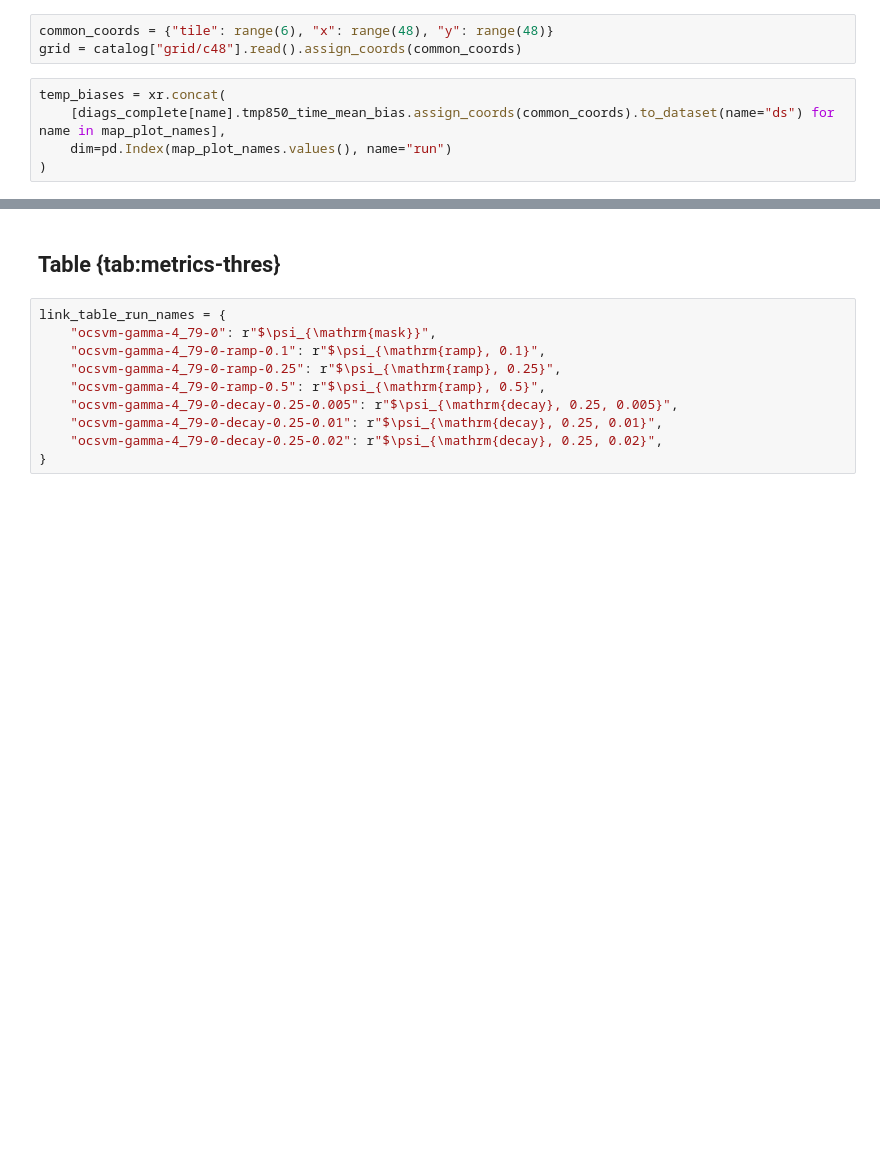
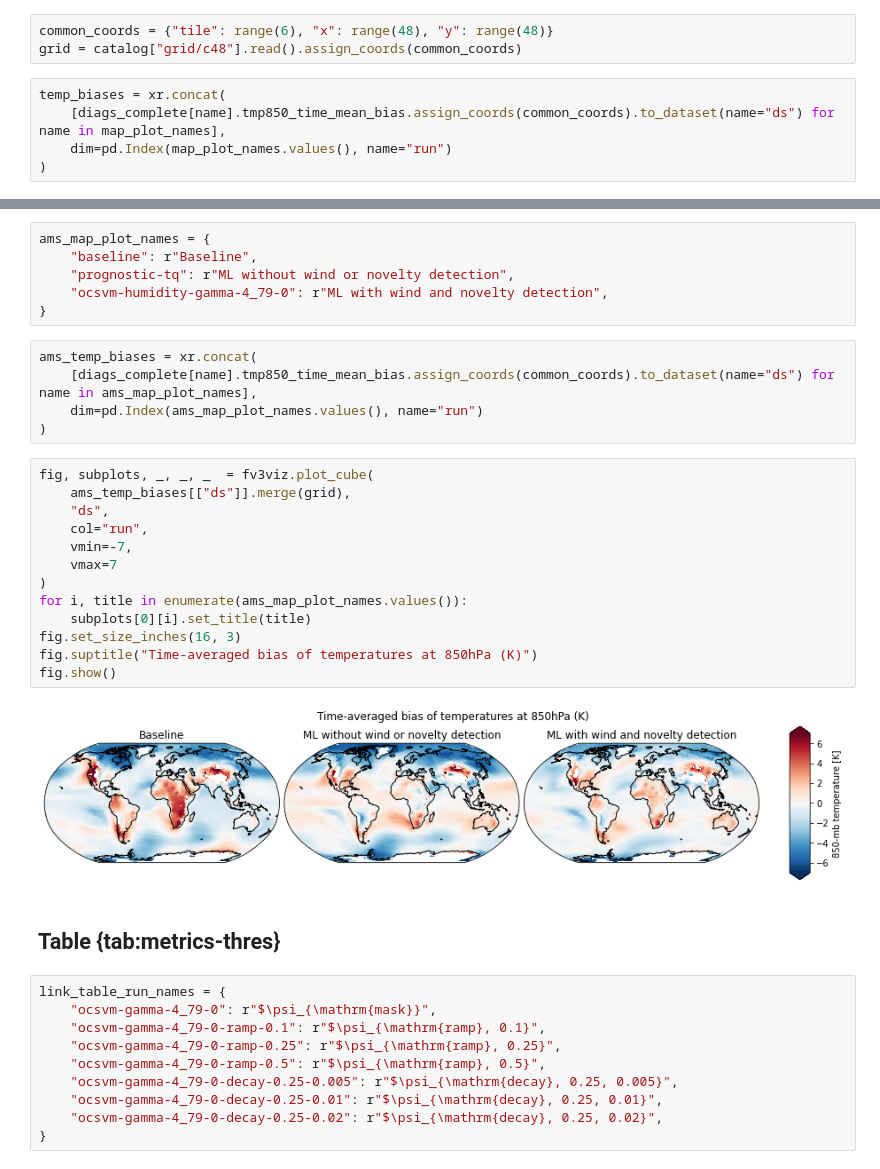
Before and after one commit to ai2cm/out-of-sample, a Jupyter notebook: notebooks/cutoffs_plot.ipynb, the cells around one changed output, grey strips where cells are left out. Drawn from its saved outputs; the diff is of its cells as text; blank space fills up the shorter version.

```diff
--- a/notebooks/cutoffs_plot.ipynb
+++ b/notebooks/cutoffs_plot.ipynb
@@ -528,3 +530,29 @@ fig.show()
+# %%
+ams_map_plot_names = {
+    "baseline": r"Baseline",
+    "prognostic-tq": r"ML without wind or novelty detection",
+    "ocsvm-humidity-gamma-4_79-0": r"ML with wind and novelty detection",
+}
+# %%
+ams_temp_biases = xr.concat(
+    [diags_complete[name].tmp850_time_mean_bias.assign_coords(common_coords).to_dataset(name="ds") for name in ams_map_plot_names],
+    dim=pd.Index(ams_map_plot_names.values(), name="run")
+)
+# %%
+fig, subplots, _, _, _  = fv3viz.plot_cube(
+    ams_temp_biases[["ds"]].merge(grid),
+    "ds",
+    col="run",
+    vmin=-7,
+    vmax=7
+)
+for i, title in enumerate(ams_map_plot_names.values()):
+    subplots[0][i].set_title(title)
+fig.set_size_inches(16, 3)
+fig.suptitle("Time-averaged bias of temperatures at 850hPa (K)")
+fig.show()
+# %% [output]
+[figure, added]
 # %% [markdown]
 ## Table {tab:metrics-thres}
 # %%
```
Also changed, not shown: parts of 4 cells of this notebook.
